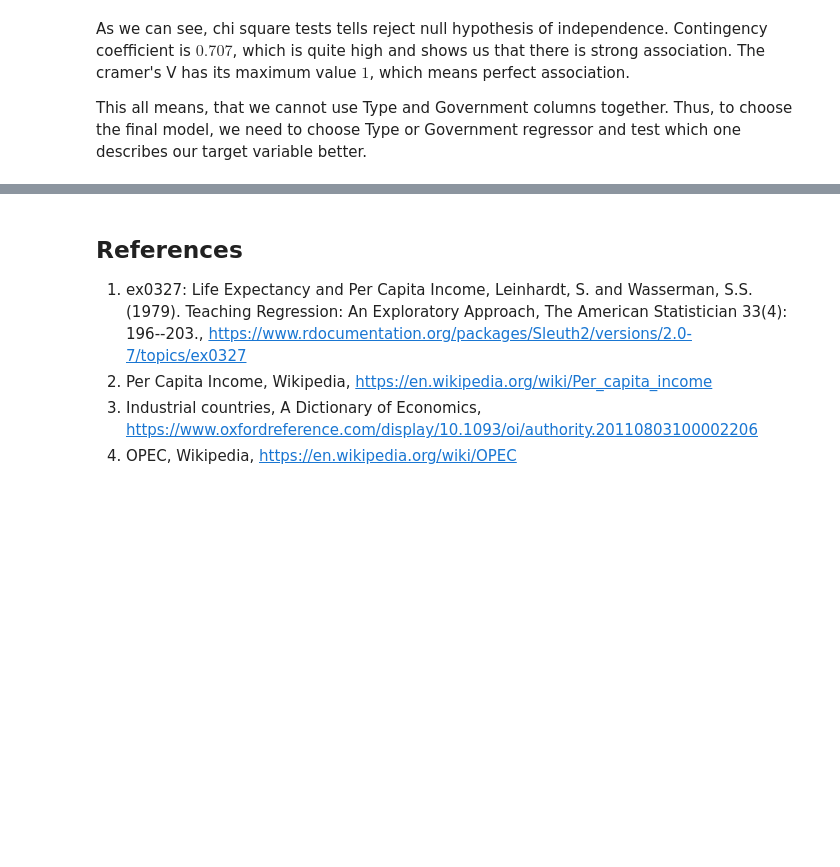
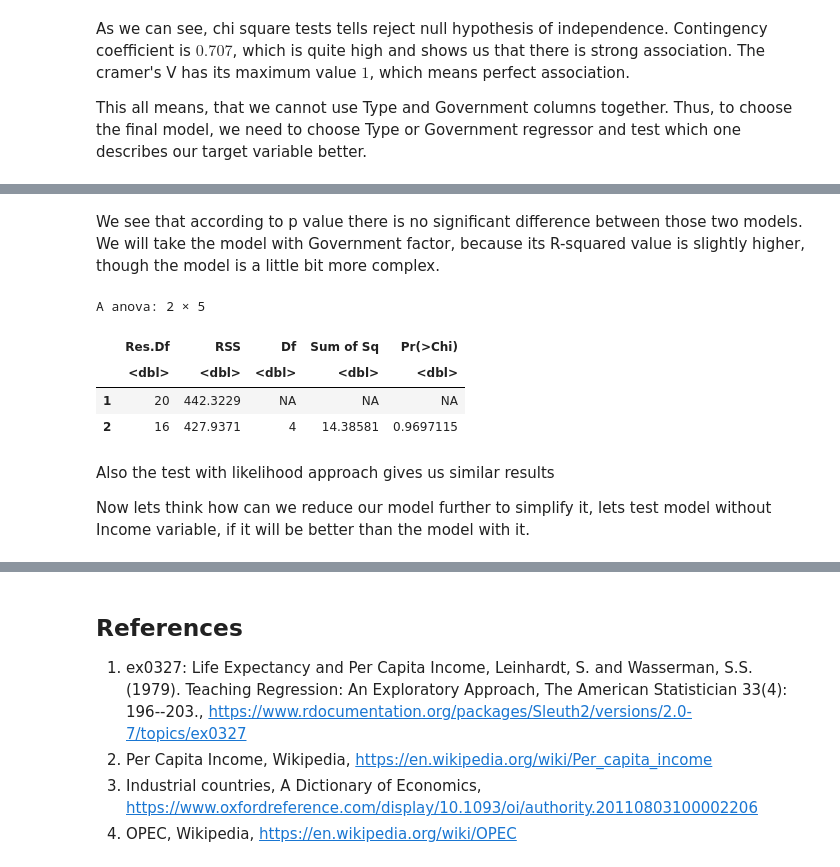
Before and after one commit to nickobard/eurostat-datasets-analysis, a Jupyter notebook: sem-2/semestral-work.ipynb, the cells around one changed output, grey strips where cells are left out. Cells and saved outputs as stored; diff of their text form; code cells hidden in the pictures; blank space fills up the shorter version.

```diff
--- a/sem-2/semestral-work.ipynb
+++ b/sem-2/semestral-work.ipynb
@@ -487,0 +566,15 @@ This all means, that we cannot use Type and Government columns together. Thus, t
+# %% [markdown]
+We see that according to p value there is no significant difference between those two models.
+We will take the model with Government factor, because its R-squared value is slightly higher, though the model is a little bit more complex.
+# %%
+anova(fit_it, fit_ig, test='Chisq')
+# %% [output]
+A anova: 2 × 5
+|  | Res.Df | RSS | Df | Sum of Sq | Pr(>Chi) |
+|  | <dbl> | <dbl> | <dbl> | <dbl> | <dbl> |
+| 1 | 20 | 442.3229 | NA | NA | NA |
+| 2 | 16 | 427.9371 | 4 | 14.38581 | 0.9697115 |
+# %% [markdown]
+Also the test with likelihood approach gives us similar results
+
+Now lets think how can we reduce our model further to simplify it, lets test model without Income variable, if it will be better than the model with it.
```
Also changed, not shown: parts of 17 cells of this notebook.
